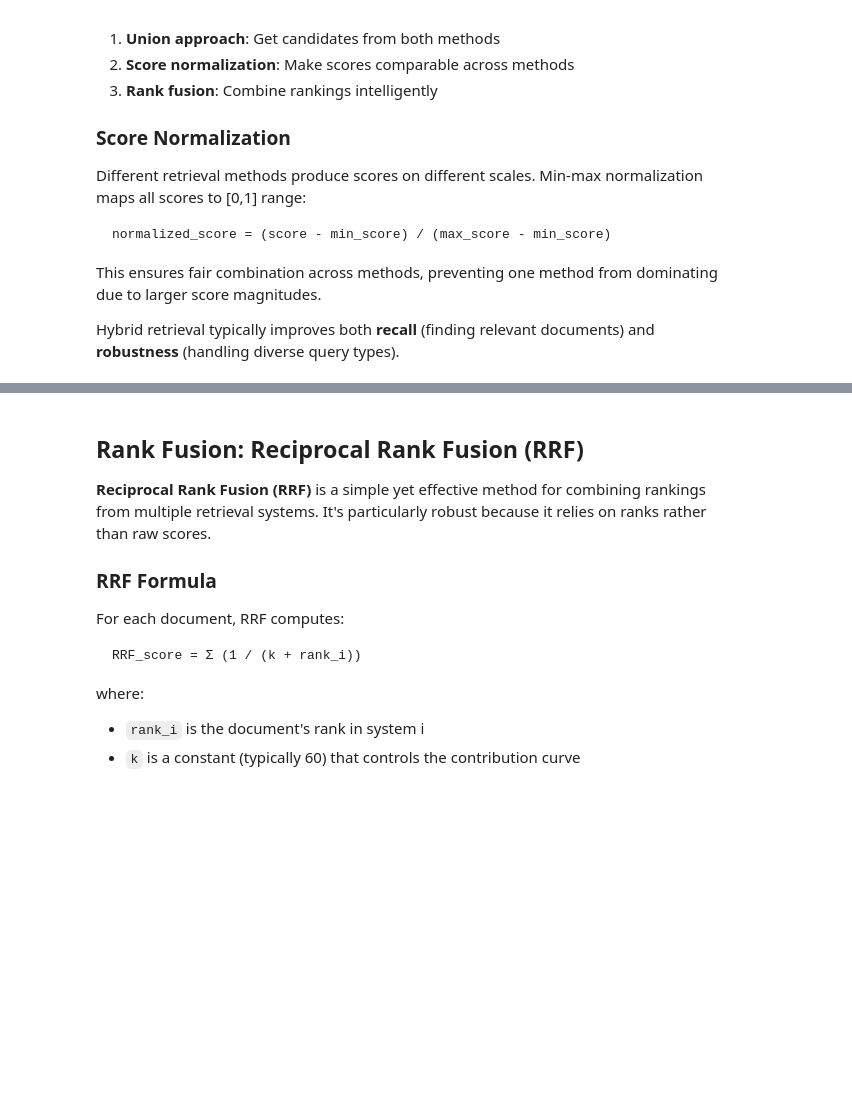
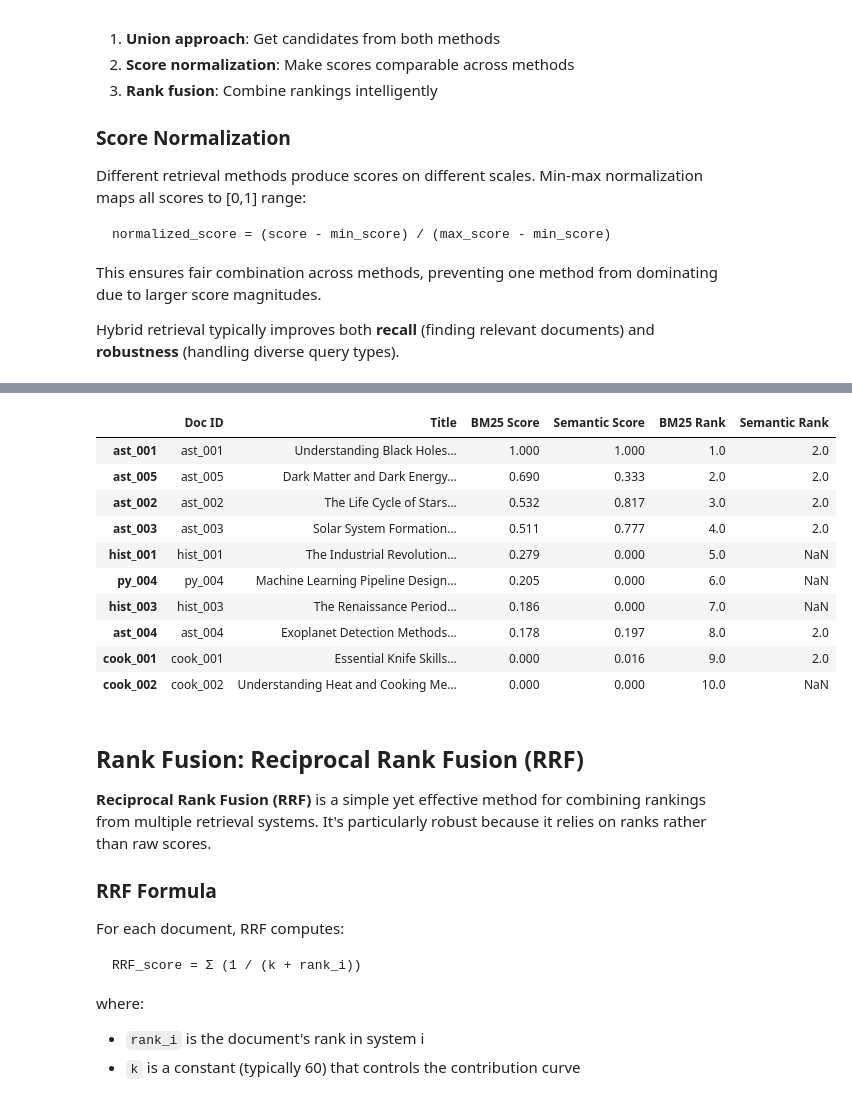
Before and after one commit to gabe4coding/notebooks, a Jupyter notebook: notebooks/rag/from-zero-to-rag/notebook.ipynb, the cells around one changed output, grey strips where cells are left out. Cells and saved outputs as stored; diff of their text form; code cells hidden in the pictures; blank space fills up the shorter version.

```diff
--- a/notebooks/rag/from-zero-to-rag/notebook.ipynb
+++ b/notebooks/rag/from-zero-to-rag/notebook.ipynb
@@ -935,29 +986,20 @@ This ensures fair combination across methods, preventing one method from dominat
 
 Hybrid retrieval typically improves both **recall** (finding relevant documents) and **robustness** (handling diverse query types).
 # %%
-# Hybrid retrieval combining BM25 and semantic embeddings
-# This approach leverages both lexical and semantic matching
+# Hybrid retrieval combining lexical and semantic approaches
+import pandas as pd
 
 def normalize_scores(scores):
-    """
-    Normalize scores to [0, 1] range using min-max normalization.
-    Handles edge case where all scores are identical.
-
-    Args:
-        scores (list): List of numerical scores
-
-    Returns:
-        list: Normalized scores in [0, 1] range
-    """
+    """Normalize scores to [0, 1] range using min-max scaling."""
     if not scores:
         return []
 
     min_score = min(scores)
     max_score = max(scores)
 
-    # Handle case where all scores are identical
-    if max_score == min_score:
-        return [1.0] * len(scores)  # Give all equal high score
+    # Handle case where all scores are the same
+    if min_score == max_score:
+        return [1.0] * len(scores)
 
     # Apply min-max normalization
     normalized = [(score - min_score) / (max_score - min_score) for score in scores]
@@ -1013,7 +1055,15 @@ def hybrid_retrieve(query_text, top_k_lex=15, top_k_sem=15):
 
         if doc_id not in candidates:
             # Find original document info for new semantic candidates
-            orig_doc = corpus_df[corpus_df['id'] == doc_id].iloc[0]
+            # Add error handling for missing documents
+            matching_docs = corpus_df[corpus_df['id'] == doc_id]
+            if matching_docs.empty:
+                print(f"⚠️ Warning: Document {doc_id} from semantic search not found in corpus_df")
+                print(f"   Available corpus IDs: {corpus_df['id'].head().tolist()}")
+                print(f"   Chunk info: {chunk_info}")
+                continue  # Skip this document
+
+            orig_doc = matching_docs.iloc[0]
             candidates[doc_id] = {
                 'doc_id': doc_id,
                 'title': orig_doc['title'],
@@ -1057,18 +1107,24 @@ print(f"  Semantic found: {semantic_only} documents")
 print(f"  Both methods found: {both_methods} documents")
 print(f"  Union: {len(hybrid_df)} documents")
 
-# Display top hybrid results sorted by combined score
-print(f"\n📋 Top 5 candidates for rank fusion:")
-print("ID\tTitle\tBM25_norm\tSem_norm\tBM25_rank\tSem_rank")
-print("-" * 80)
+# Display top hybrid results using proper DataFrame display
+print(f"\n📋 Top 10 candidates for rank fusion:")
 
-for idx, row in hybrid_df.head().iterrows():
-    bm25_rank = f"{row['bm25_rank']:.0f}" if pd.notna(row['bm25_rank']) else "--"
-    sem_rank = f"{row['semantic_rank']:.0f}" if pd.notna(row['semantic_rank']) else "--"
+# Create a clean display DataFrame with selected columns
+display_df = hybrid_df[['doc_id', 'title', 'bm25_normalized', 'semantic_normalized', 'bm25_rank', 'semantic_rank']].head(10).copy()
 
-    print(f"{row['doc_id']}\t{row['title'][:30]}...\t"
-          f"{row['bm25_normalized']:.2f}\t\t{row['semantic_normalized']:.2f}\t\t"
-          f"{bm25_rank}\t\t{sem_rank}")
+# Format numeric columns for better display
+display_df['bm25_normalized'] = display_df['bm25_normalized'].round(3)
+display_df['semantic_normalized'] = display_df['semantic_normalized'].round(3)
+
+# Truncate titles for better display
+display_df['title'] = display_df['title'].str[:50] + '...'
+
+# Rename columns for cleaner display
+display_df.columns = ['Doc ID', 'Title', 'BM25 Score', 'Semantic Score', 'BM25 Rank', 'Semantic Rank']
+
+# Display the formatted DataFrame
+display(display_df)
 # %% [output]
 🔍 Testing hybrid retrieval for: 'black hole formation from stellar collapse'
 
@@ -1091,3 +1140,14 @@ health_003      Nutrition: Fuel for the Human ...       0.30            0.00
+|  | Doc ID | Title | BM25 Score | Semantic Score | BM25 Rank | Semantic Rank |
+| ast_001 | ast_001 | Understanding Black Holes... | 1.000 | 1.000 | 1.0 | 2.0 |
+| ast_005 | ast_005 | Dark Matter and Dark Energy... | 0.690 | 0.333 | 2.0 | 2.0 |
+| ast_002 | ast_002 | The Life Cycle of Stars... | 0.532 | 0.817 | 3.0 | 2.0 |
+| ast_003 | ast_003 | Solar System Formation... | 0.511 | 0.777 | 4.0 | 2.0 |
+| hist_001 | hist_001 | The Industrial Revolution... | 0.279 | 0.000 | 5.0 | NaN |
+| py_004 | py_004 | Machine Learning Pipeline Design... | 0.205 | 0.000 | 6.0 | NaN |
+| hist_003 | hist_003 | The Renaissance Period... | 0.186 | 0.000 | 7.0 | NaN |
+| ast_004 | ast_004 | Exoplanet Detection Methods... | 0.178 | 0.197 | 8.0 | 2.0 |
+| cook_001 | cook_001 | Essential Knife Skills... | 0.000 | 0.016 | 9.0 | 2.0 |
+| cook_002 | cook_002 | Understanding Heat and Cooking Me... | 0.000 | 0.000 | 10.0 | NaN |
 # %% [markdown]
 ## Rank Fusion: Reciprocal Rank Fusion (RRF)
 
```
Also changed, not shown: parts of 23 cells of this notebook, 2 other files.
